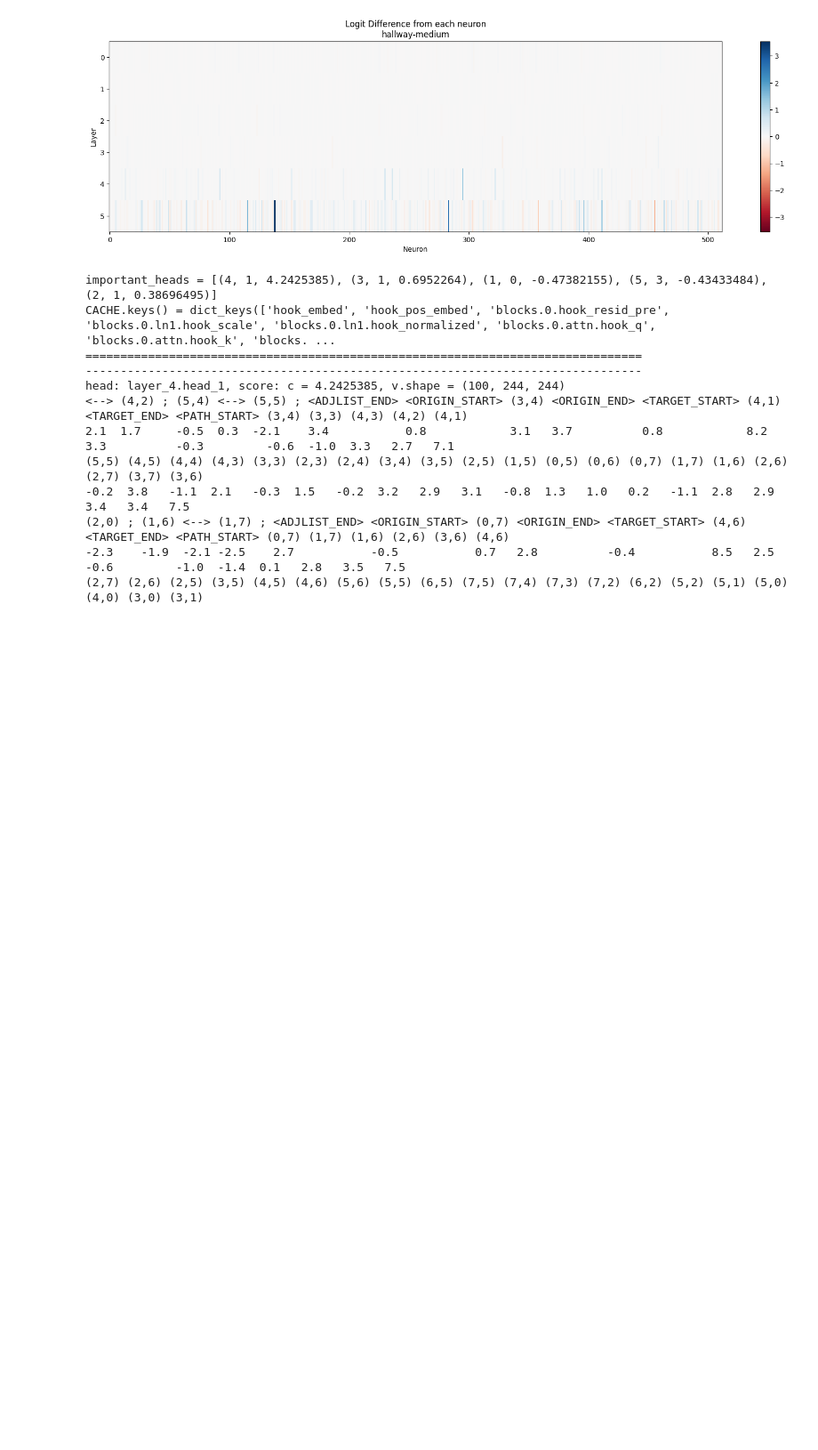
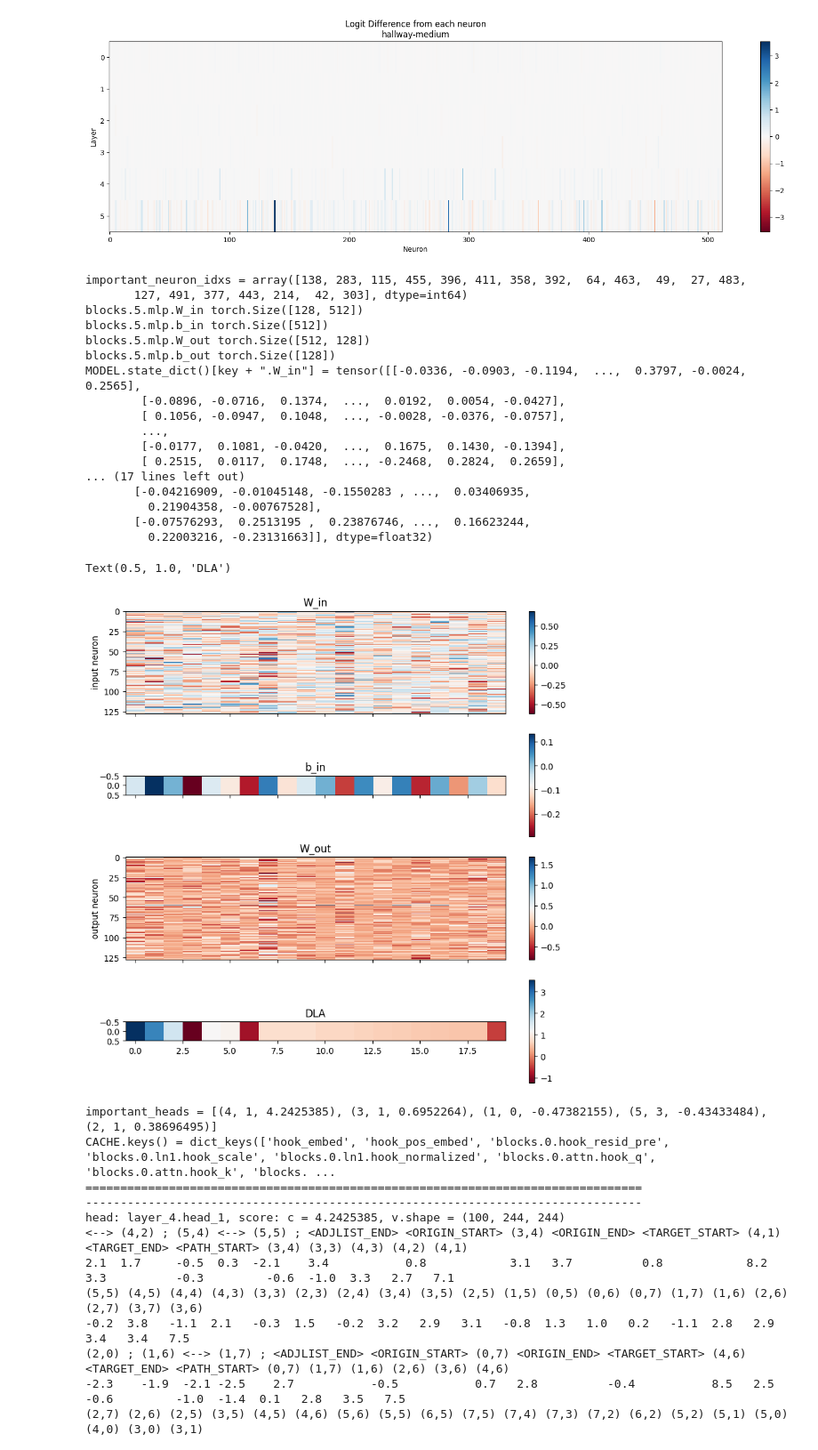
Before and after one commit to understanding-search/maze-transformer, a Jupyter notebook: notebooks/direct_logit_attribution.ipynb, the cells around one changed output. Shown at 89% size. Cells and saved outputs as stored; diff of their text form; code cells hidden in the pictures; blank space fills up the shorter version.

Commit message:
viewing weights

```diff
--- a/notebooks/direct_logit_attribution.ipynb
+++ b/notebooks/direct_logit_attribution.ipynb
@@ -310,6 +310,64 @@ per_neuron_logit_diffs.shape = torch.Size([3072])
 per_neuron_logit_diffs.shape = torch.Size([6, 512])
 [figure]
 [figure]
+# %%
+
+# find the 5 most important neurons
+n_important_neurons: int = 20
+important_neuron_idxs: Int[np.ndarray, "n_important_neurons"] = np.argsort(np.abs(DLA_DATA["neurons"][-1]))[-n_important_neurons:][::-1]
+print(f"{important_neuron_idxs = }")
+
+# get the weights for the most important neurons
+n_layers: int = MODEL.zanj_model_config.model_cfg.n_layers
+key: str = f"blocks.{n_layers-1}.mlp"
+for sufx in ("W_in", "b_in", "W_out", "b_out"):
+	k: str = f"{key}.{sufx}"
+	print(k, MODEL.state_dict()[k].shape)
+
+fig, ax = plt.subplots(4, 1, figsize=(10, 10), sharex=True)
+# plot in weight
+print(f'{MODEL.state_dict()[key + ".W_in"] = }')
+print(f'{MODEL.state_dict()[key + ".W_in"][:] = }')
+print(f'{MODEL.state_dict()[key + ".W_in"].cpu().numpy()[:, important_neuron_idxs] = }')
+ax[0].imshow(MODEL.state_dict()[key + ".W_in"].cpu().numpy()[:, important_neuron_idxs], aspect='auto', interpolation='none', cmap='RdBu')
+fig.colorbar(ax[0].get_images()[0], ax=ax[0])
+ax[0].set_title("W_in")
+ax[0].set_ylabel("input neuron")
+# plot in bias
+ax[1].imshow(MODEL.state_dict()[key + ".b_in"].cpu().numpy()[important_neuron_idxs][None, :], aspect='equal', interpolation='none', cmap='RdBu')
+fig.colorbar(ax[1].get_images()[0], ax=ax[1])
+ax[1].set_title("b_in")
+
+# plot out weight
+ax[2].imshow(MODEL.state_dict()[key + ".W_out"].cpu().numpy()[important_neuron_idxs, :].T, aspect='auto', interpolation='none', cmap='RdBu')
+fig.colorbar(ax[2].get_images()[0], ax=ax[2])
+ax[2].set_title("W_out")
+ax[2].set_ylabel("output neuron")
+
+# plot dla
+ax[3].imshow(DLA_DATA["neurons"][-1][important_neuron_idxs][None, :], aspect='equal', interpolation='none', cmap='RdBu')
+fig.colorbar(ax[3].get_images()[0], ax=ax[3])
+ax[3].set_title("DLA")
+# %% [output]
+important_neuron_idxs = array([138, 283, 115, 455, 396, 411, 358, 392,  64, 463,  49,  27, 483,
+       127, 491, 377, 443, 214,  42, 303], dtype=int64)
+blocks.5.mlp.W_in torch.Size([128, 512])
+blocks.5.mlp.b_in torch.Size([512])
+blocks.5.mlp.W_out torch.Size([512, 128])
+blocks.5.mlp.b_out torch.Size([128])
+MODEL.state_dict()[key + ".W_in"] = tensor([[-0.0336, -0.0903, -0.1194,  ...,  0.3797, -0.0024,  0.2565],
+        [-0.0896, -0.0716,  0.1374,  ...,  0.0192,  0.0054, -0.0427],
+        [ 0.1056, -0.0947,  0.1048,  ..., -0.0028, -0.0376, -0.0757],
+        ...,
+        [-0.0177,  0.1081, -0.0420,  ...,  0.1675,  0.1430, -0.1394],
+        [ 0.2515,  0.0117,  0.1748,  ..., -0.2468,  0.2824,  0.2659],
+... (17 lines left out)
+       [-0.04216909, -0.01045148, -0.1550283 , ...,  0.03406935,
+         0.21904358, -0.00767528],
+       [-0.07576293,  0.2513195 ,  0.23876746, ...,  0.16623244,
+         0.22003216, -0.23131663]], dtype=float32)
+Text(0.5, 1.0, 'DLA')
+[figure, added]
 # %%
 # let's try to plot the values of the attention heads for the top and bottom n contributing heads
 # (layer, head, value)
```
Also changed, not shown: 1 other file.
